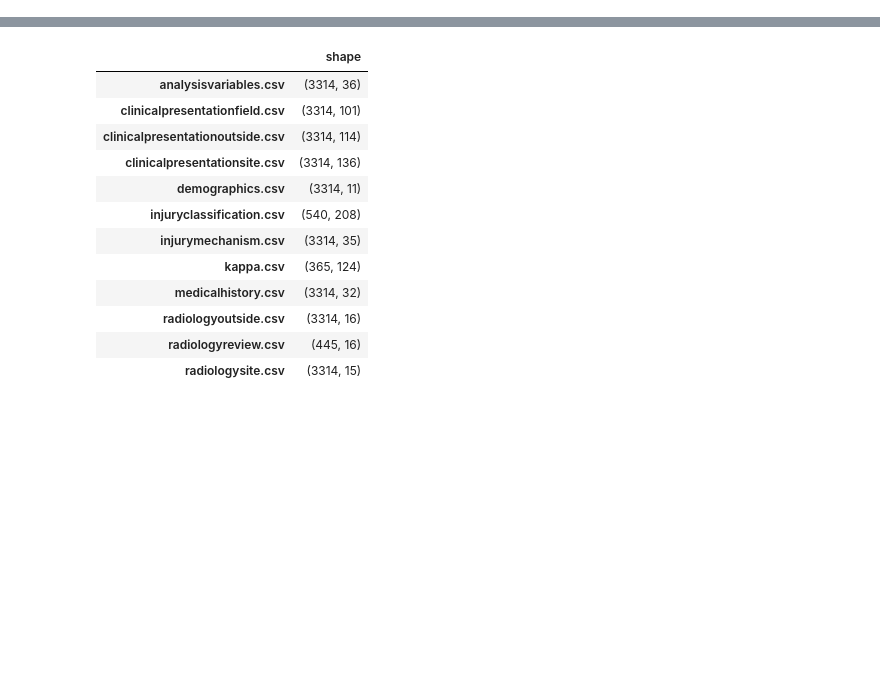
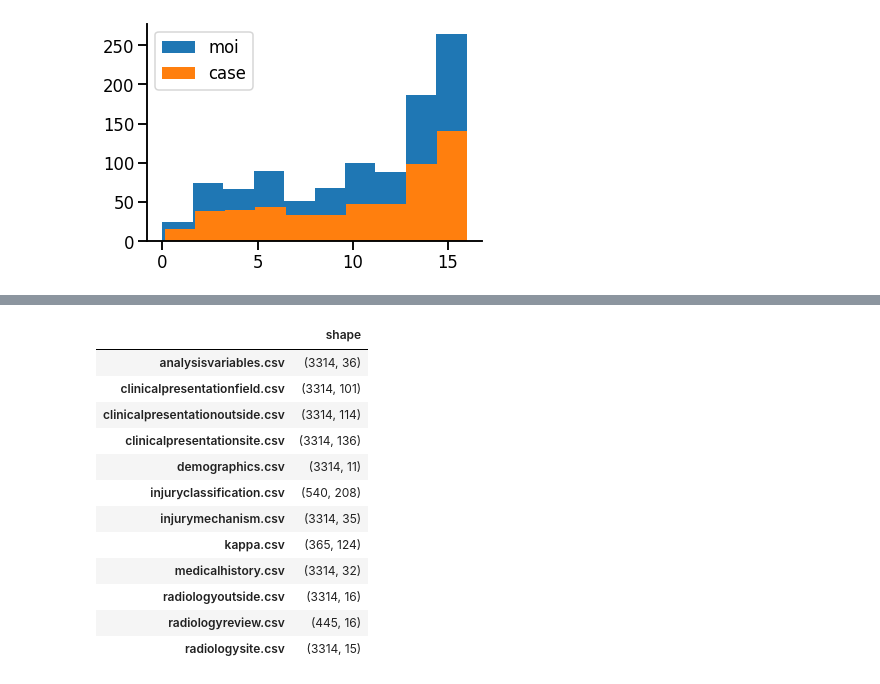
Before and after one commit to Yu-Group/clinical-rule-vetting, a Jupyter notebook: rulevetting/projects/csi_pecarn/notebooks/pre_eda.ipynb, the cells around one changed output, grey strips where cells are left out. Saved outputs shown, nothing was run; the diff lists cells and outputs as text; code cells hidden in the pictures; blank space fills up the shorter version.

```diff
--- a/rulevetting/projects/csi_pecarn/notebooks/pre_eda.ipynb
+++ b/rulevetting/projects/csi_pecarn/notebooks/pre_eda.ipynb
@@ -46,0 +245,9 @@ def plot_correlation(dataset: pd.DataFrame) -> None:
+# %%
+ax = plt.gca()
+dfs[4][dfs[4]['controltype'] == 'moi']['AgeInYears'].hist(ax=ax, grid=False)
+dfs[4][dfs[4]['controltype'] == 'case']['AgeInYears'].hist(ax=ax, grid=False)
+plt.legend(['moi', 'case'])
+sns.set_context('talk')
+sns.despine()
+# %% [output]
+[figure, added]
```
Also changed, not shown: parts of 14 cells of this notebook, 3 other files.
